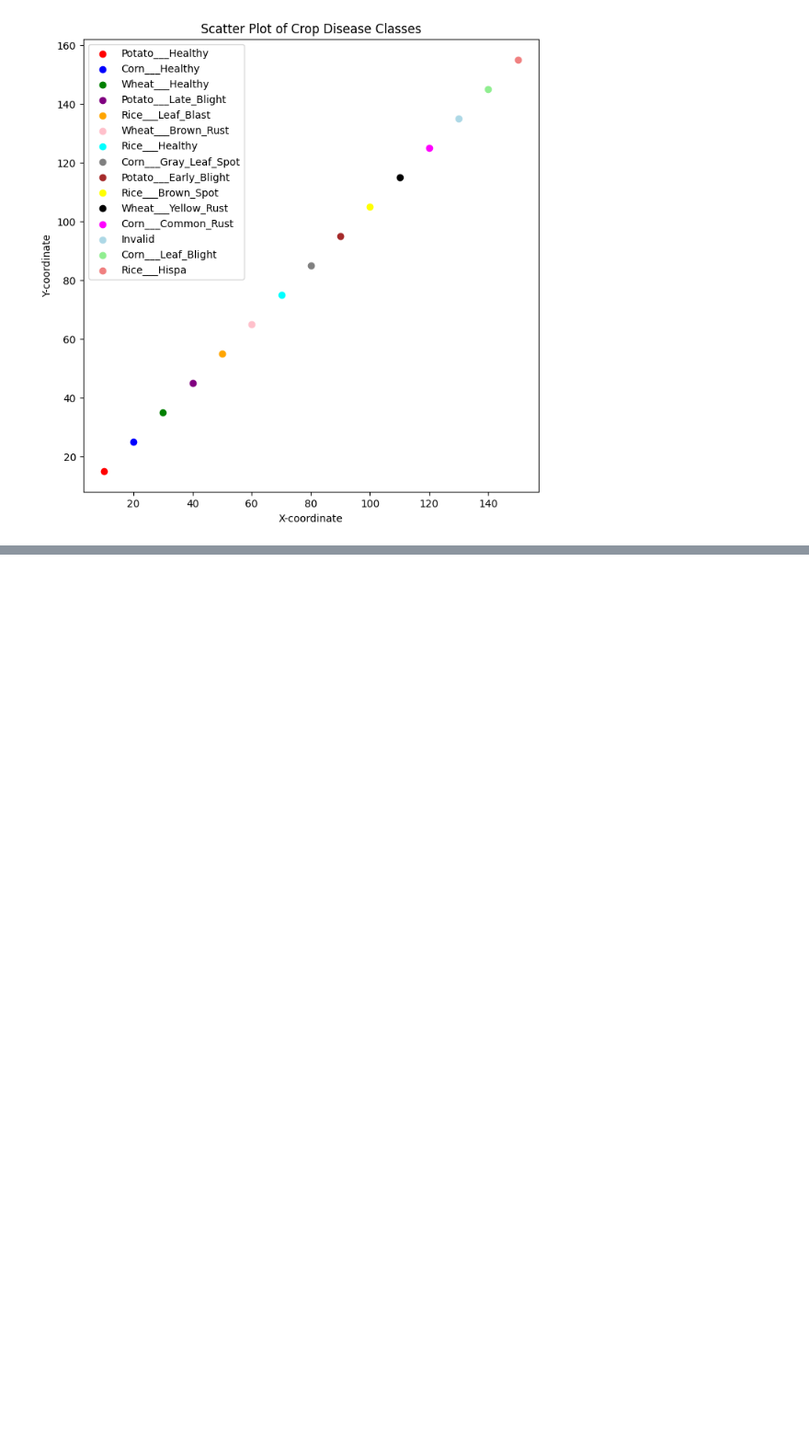
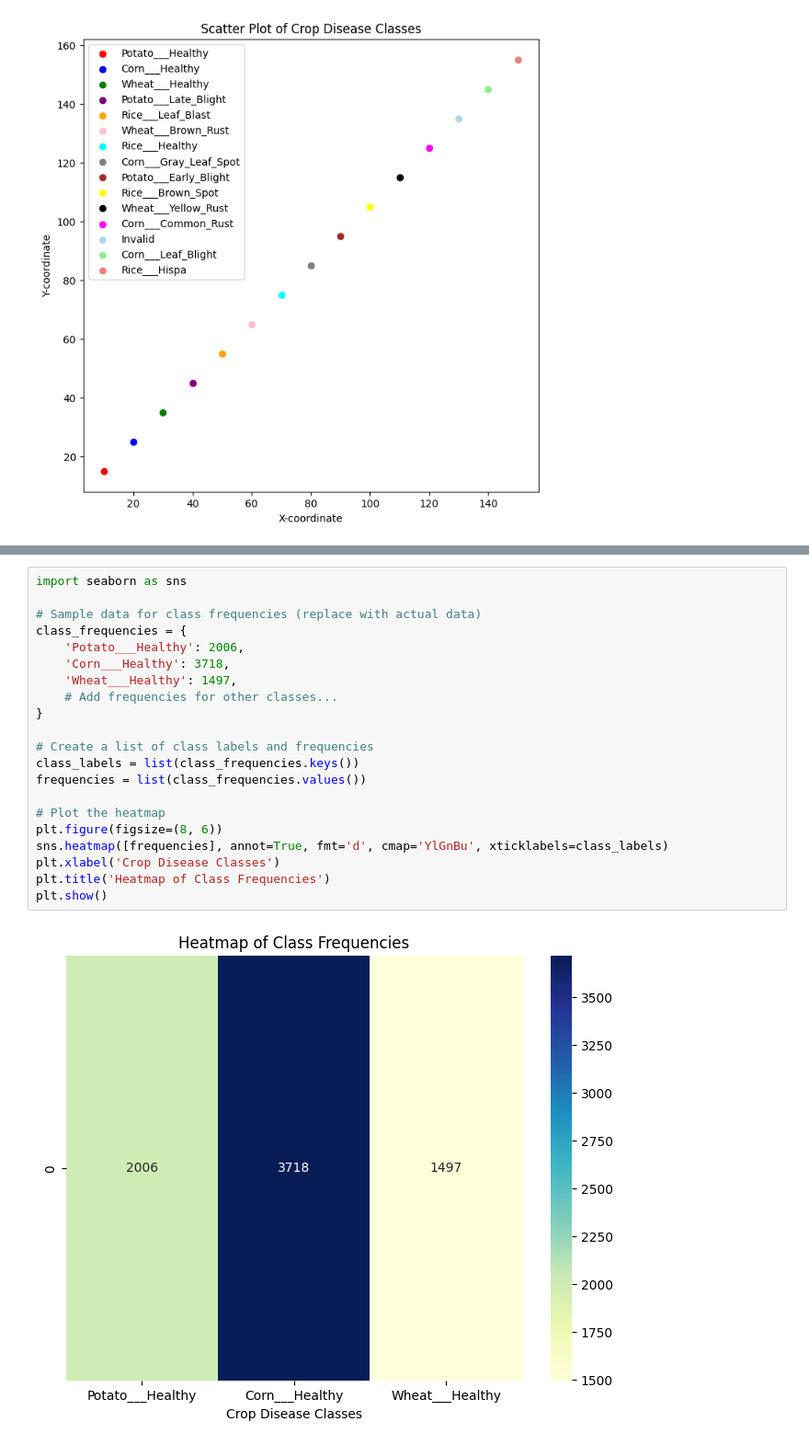
Before and after one commit to NishatVasker/Feeding_Nation_Main_Research, a Jupyter notebook: Fedding_Nation_01.ipynb, the cells around one changed output, grey strips where cells are left out. Shown at 92% size. Saved outputs shown, nothing was run; the diff lists cells and outputs as text; blank space fills up the shorter version.

```diff
--- a/Fedding_Nation_01.ipynb
+++ b/Fedding_Nation_01.ipynb
@@ -778,0 +744,23 @@ ValueError: ignored
+# %%
+import seaborn as sns
+
+# Sample data for class frequencies (replace with actual data)
+class_frequencies = {
+    'Potato___Healthy': 2006,
+    'Corn___Healthy': 3718,
+    'Wheat___Healthy': 1497,
+    # Add frequencies for other classes...
+}
+
+# Create a list of class labels and frequencies
+class_labels = list(class_frequencies.keys())
+frequencies = list(class_frequencies.values())
+
+# Plot the heatmap
+plt.figure(figsize=(8, 6))
+sns.heatmap([frequencies], annot=True, fmt='d', cmap='YlGnBu', xticklabels=class_labels)
+plt.xlabel('Crop Disease Classes')
+plt.title('Heatmap of Class Frequencies')
+plt.show()
+# %% [output]
+[figure, added]
```
Also changed, not shown: parts of 4 cells of this notebook.
